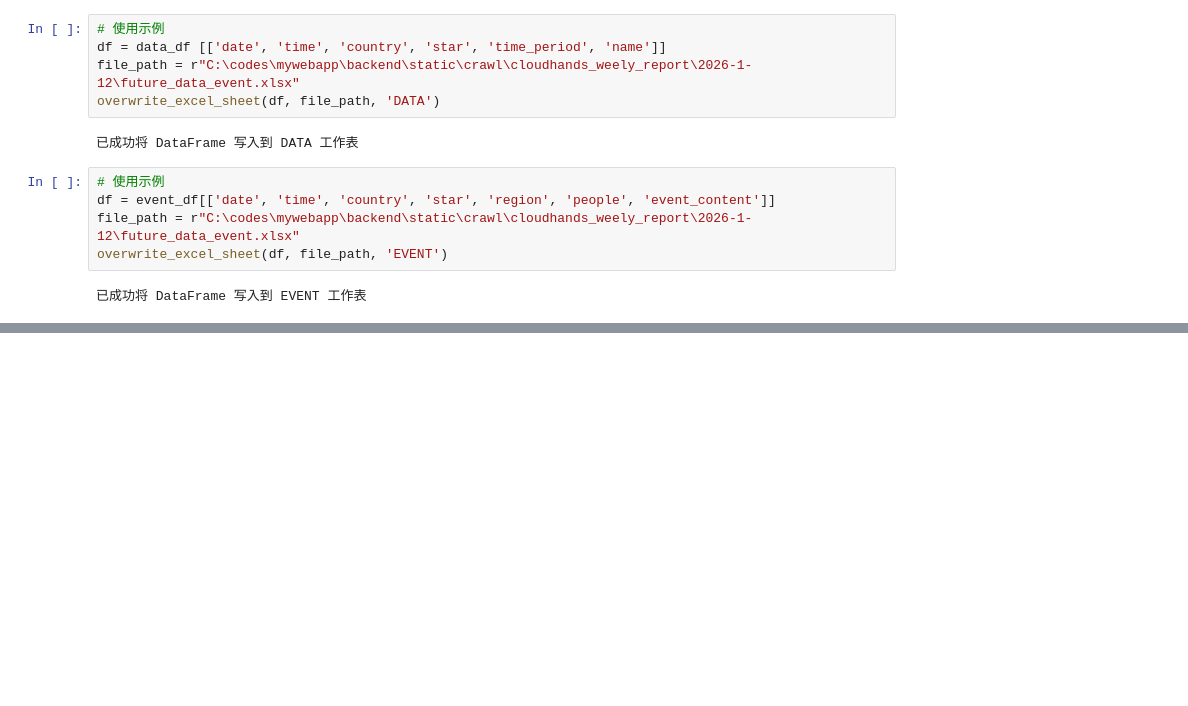
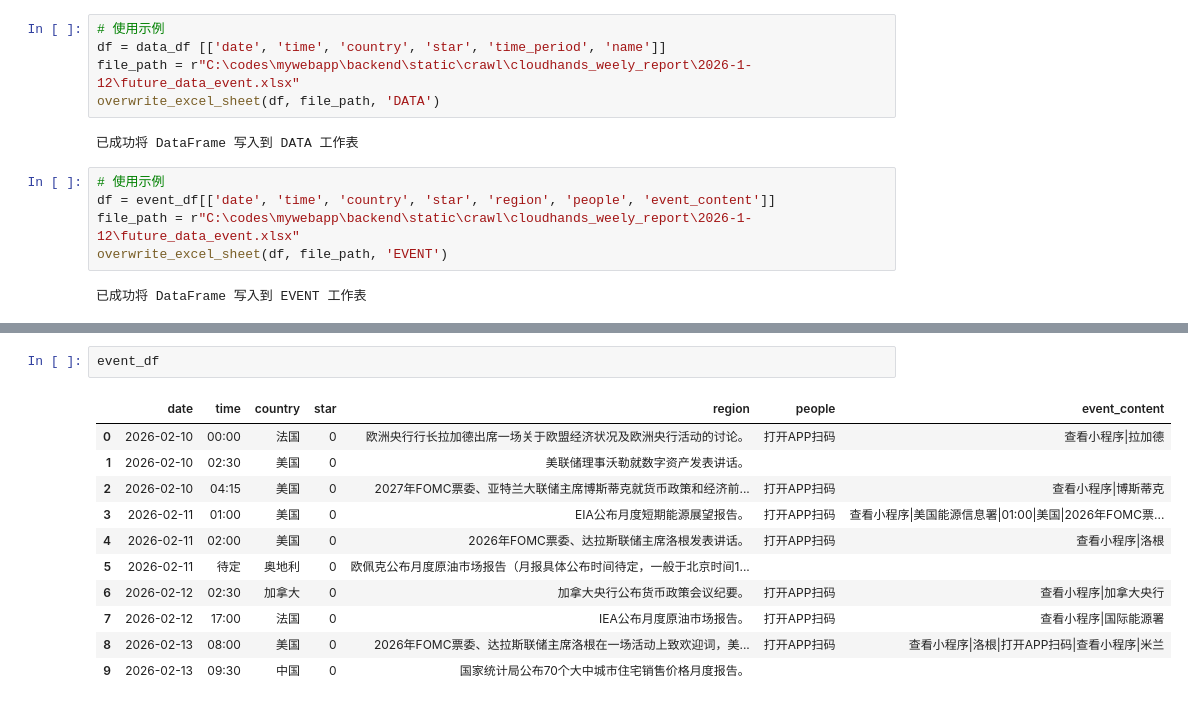
Before and after one commit to xuantianfengwu/mywebportal, a Jupyter notebook: backend/investing eco calendar.ipynb, the cells around one changed output, grey strips where cells are left out. Saved outputs shown, nothing was run; the diff lists cells and outputs as text; blank space fills up the shorter version.

```diff
--- a/backend/investing eco calendar.ipynb
+++ b/backend/investing eco calendar.ipynb
@@ -363,0 +530,14 @@ overwrite_excel_sheet(df, file_path, 'EVENT')
+# %%
+event_df
+# %% [output]
+|  | date | time | country | star | region | people | event_content |
+| 0 | 2026-02-10 | 00:00 | 法国 | 0 | 欧洲央行行长拉加德出席一场关于欧盟经济状况及欧洲央行活动的讨论。 | 打开APP扫码 | 查看小程序|拉加德 |
+| 1 | 2026-02-10 | 02:30 | 美国 | 0 | 美联储理事沃勒就数字资产发表讲话。 |  |  |
+| 2 | 2026-02-10 | 04:15 | 美国 | 0 | 2027年FOMC票委、亚特兰大联储主席博斯蒂克就货币政策和经济前... | 打开APP扫码 | 查看小程序|博斯蒂克 |
+| 3 | 2026-02-11 | 01:00 | 美国 | 0 | EIA公布月度短期能源展望报告。 | 打开APP扫码 | 查看小程序|美国能源信息署|01:00|美国|2026年FOMC票... |
+| 4 | 2026-02-11 | 02:00 | 美国 | 0 | 2026年FOMC票委、达拉斯联储主席洛根发表讲话。 | 打开APP扫码 | 查看小程序|洛根 |
+| 5 | 2026-02-11 | 待定 | 奥地利 | 0 | 欧佩克公布月度原油市场报告（月报具体公布时间待定，一般于北京时间1... |  |  |
+| 6 | 2026-02-12 | 02:30 | 加拿大 | 0 | 加拿大央行公布货币政策会议纪要。 | 打开APP扫码 | 查看小程序|加拿大央行 |
+| 7 | 2026-02-12 | 17:00 | 法国 | 0 | IEA公布月度原油市场报告。 | 打开APP扫码 | 查看小程序|国际能源署 |
+| 8 | 2026-02-13 | 08:00 | 美国 | 0 | 2026年FOMC票委、达拉斯联储主席洛根在一场活动上致欢迎词，美... | 打开APP扫码 | 查看小程序|洛根|打开APP扫码|查看小程序|米兰 |
+| 9 | 2026-02-13 | 09:30 | 中国 | 0 | 国家统计局公布70个大中城市住宅销售价格月度报告。 |  |  |
```
Also changed, not shown: parts of 7 cells of this notebook, 3 other files.
